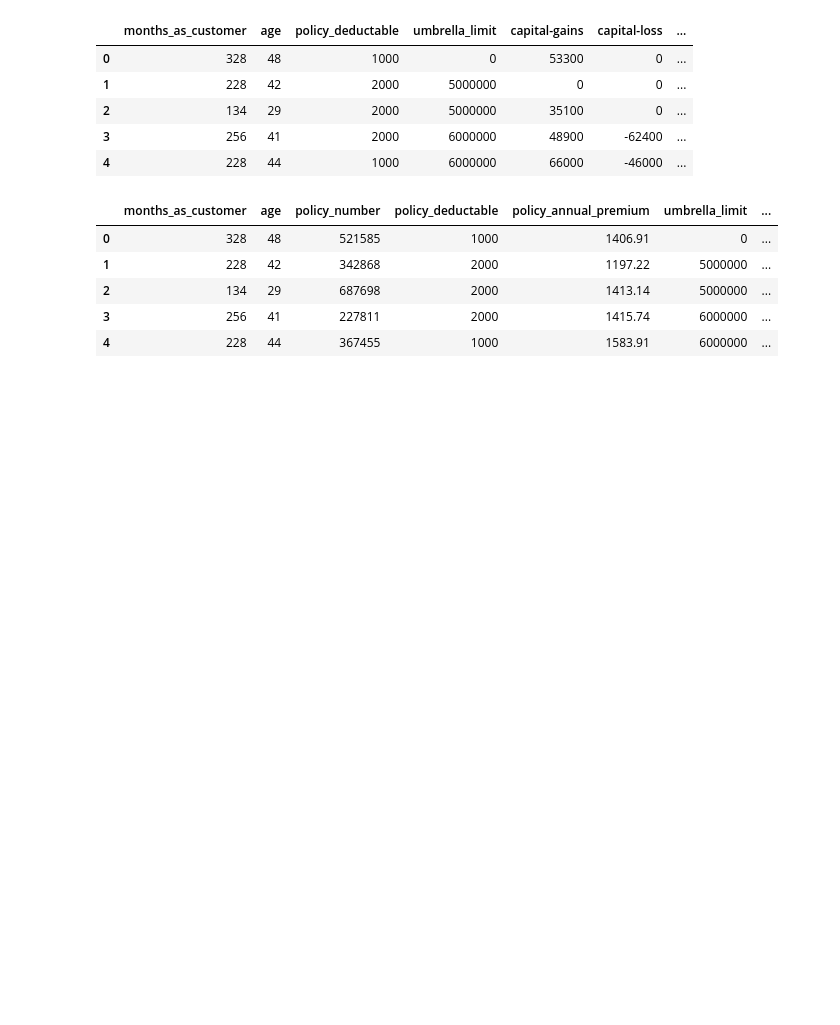
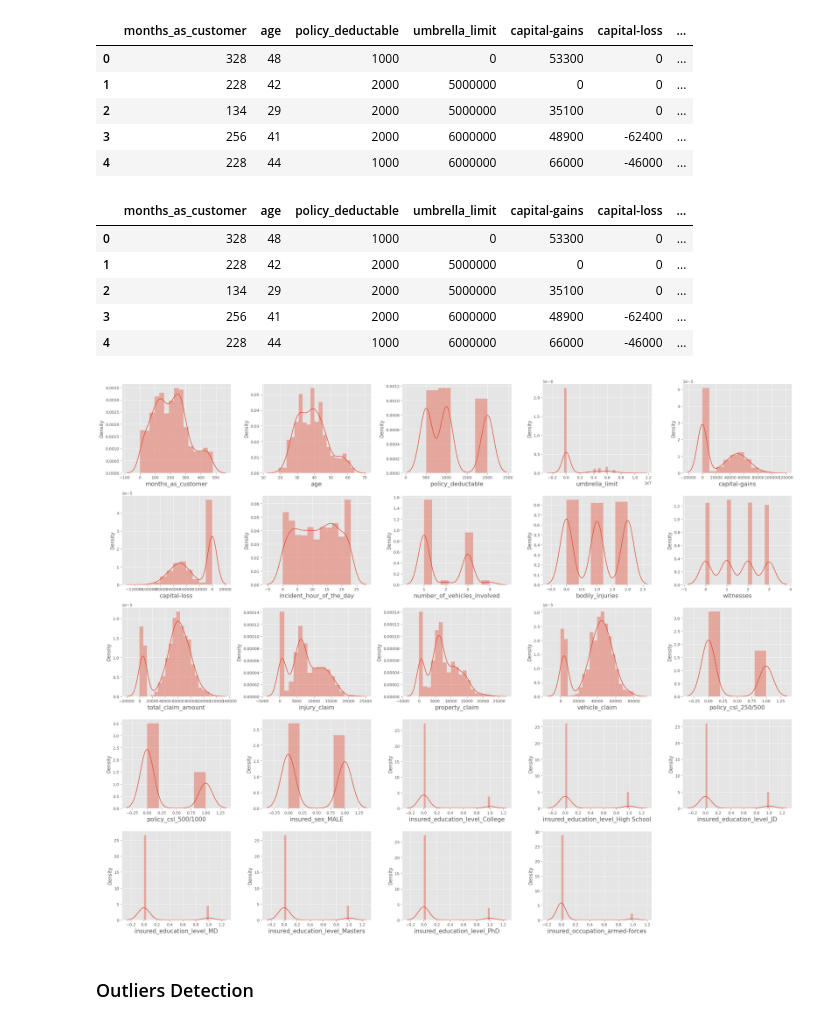
Before and after one commit to igorambrozini/Insurance_fraud_detection_many_classification_models, a Jupyter notebook: notebooks/insurance_fraud_detection.ipynb, the cells around one changed output. Drawn from its saved outputs; the diff is of its cells as text; code cells hidden in the pictures; blank space fills up the shorter version.

Commit message:
fixing preprocessing last graph error: due X using wrong var

```diff
--- a/notebooks/insurance_fraud_detection.ipynb
+++ b/notebooks/insurance_fraud_detection.ipynb
@@ -359,13 +359,31 @@ num_df.head()
 # %%
 # Combining Numerical and Categorical
 
-X = pd.concat([numeric_df, cat_df], axis=1)
+X = pd.concat([num_df, features_cat], axis=1)
 # %%
 X.head()
 # %% [output]
-|  | months_as_customer | age | policy_number | policy_deductable | policy_annual_premium | umbrella_limit | ... |
-| 0 | 328 | 48 | 521585 | 1000 | 1406.91 | 0 | ... |
-| 1 | 228 | 42 | 342868 | 2000 | 1197.22 | 5000000 | ... |
-| 2 | 134 | 29 | 687698 | 2000 | 1413.14 | 5000000 | ... |
-| 3 | 256 | 41 | 227811 | 2000 | 1415.74 | 6000000 | ... |
-| 4 | 228 | 44 | 367455 | 1000 | 1583.91 | 6000000 | ... |
+|  | months_as_customer | age | policy_deductable | umbrella_limit | capital-gains | capital-loss | ... |
+| 0 | 328 | 48 | 1000 | 0 | 53300 | 0 | ... |
+| 1 | 228 | 42 | 2000 | 5000000 | 0 | 0 | ... |
+| 2 | 134 | 29 | 2000 | 5000000 | 35100 | 0 | ... |
+| 3 | 256 | 41 | 2000 | 6000000 | 48900 | -62400 | ... |
+| 4 | 228 | 44 | 1000 | 6000000 | 66000 | -46000 | ... |
+# %%
+plt.figure(figsize = (25, 20))
+plotnumber = 1
+
+for col in X.columns:
+    if plotnumber <= 24:
+        ax = plt.subplot(5, 5, plotnumber)
+        sns.distplot(X[col])
+        plt.xlabel(col, fontsize = 15)
+
+    plotnumber += 1
+
+plt.tight_layout()
+plt.show()
+# %% [output]
+[figure, added]
+# %% [markdown]
+### Outliers Detection
```
